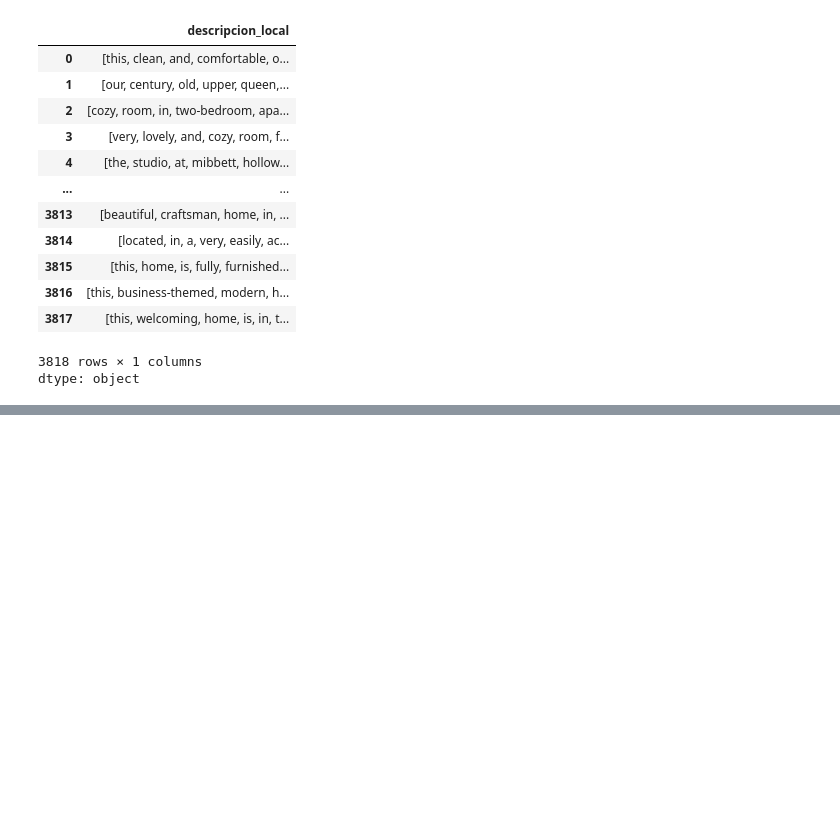
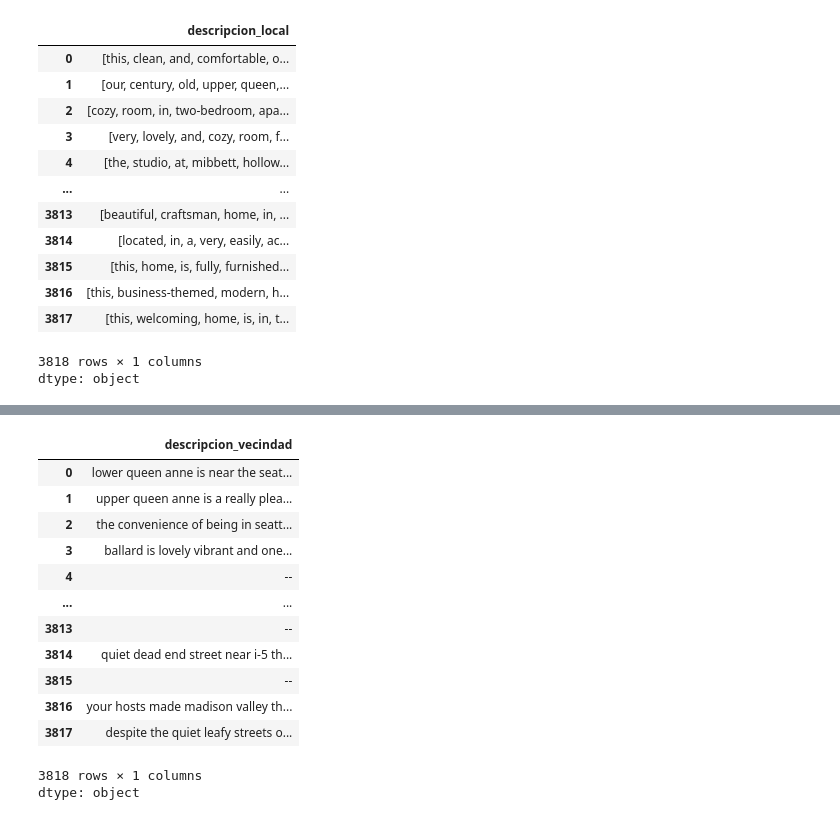
Before and after one commit to AngelTroncoso/Data_Science, a Jupyter notebook: 6_Transformacion_y_Manipulacion.ipynb, the cells around one changed output, grey strips where cells are left out. Saved outputs shown, nothing was run; the diff lists cells and outputs as text; code cells hidden in the pictures; blank space fills up the shorter version.

```diff
--- a/6_Transformacion_y_Manipulacion.ipynb
+++ b/6_Transformacion_y_Manipulacion.ipynb
@@ -478,3 +478,20 @@ datos.head()
 | 2 | 10.0 | -- | 1 | [cozy, room, in, two-bedroom, apa... | The convenience of being in Seatt... | ... |
 | 3 | 10.0 | -- | 1 | [very, lovely, and, cozy, room, f... | Ballard is lovely, vibrant and on... | ... |
 | 4 | 10.0 | -- | 1 | [the, studio, at, mibbett, hollow... | -- | ... |
+# %%
+datos.descripcion_vecindad
+# %% [output]
+|  | descripcion_vecindad |
+| 0 | lower queen anne is near the seat... |
+| 1 | upper queen anne is a really plea... |
+| 2 | the convenience of being in seatt... |
+| 3 | ballard is lovely vibrant and one... |
+| 4 | -- |
+| ... | ... |
+| 3813 | -- |
+| 3814 | quiet dead end street near i-5 th... |
+| 3815 | -- |
+| 3816 | your hosts made madison valley th... |
+| 3817 | despite the quiet leafy streets o... |
+3818 rows × 1 columns
+dtype: object
```
Also changed, not shown: parts of 19 cells of this notebook.
